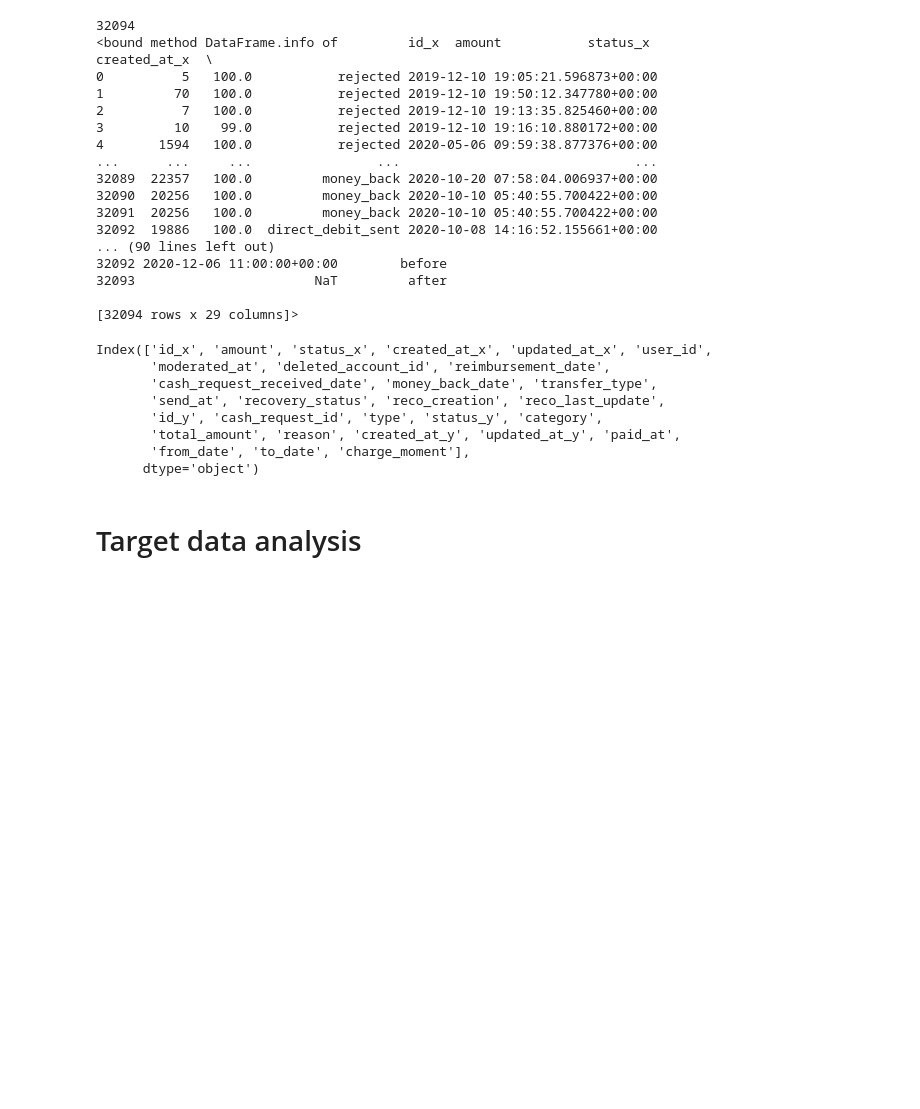
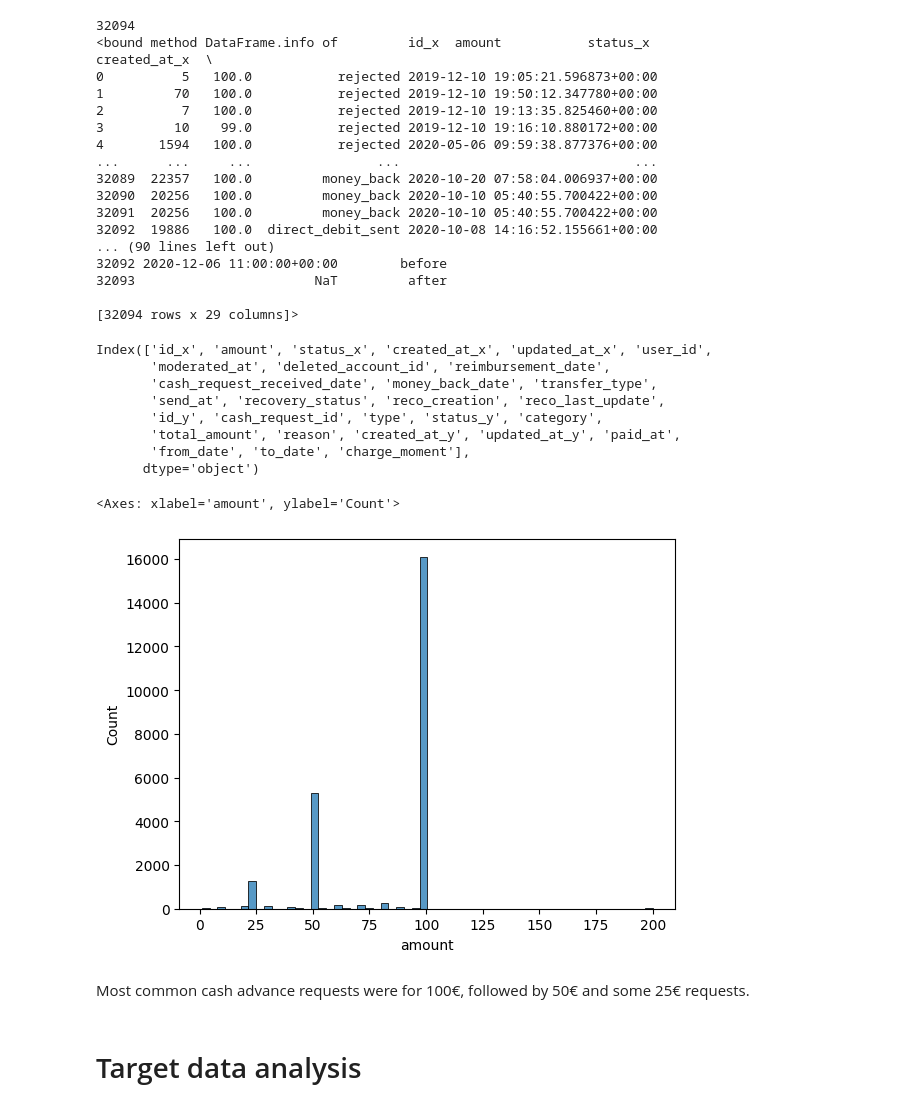
Before and after one commit to gfkpth/project-1-ironhack-payments-2-en, a Jupyter notebook: notebook/notebook.ipynb, the cells around one changed output. Drawn from its saved outputs; the diff is of its cells as text; code cells hidden in the pictures; blank space fills up the shorter version.

```diff
--- a/notebook/notebook.ipynb
+++ b/notebook/notebook.ipynb
@@ -620,0 +647,8 @@ sns.scatterplot
+# %%
+# histogram of amounts for cashrequests (not using the merged dataset here to avoid issues )
+sns.histplot(cashRequest_cp,x="amount")
+# %% [output]
+<Axes: xlabel='amount', ylabel='Count'>
+[figure, added]
+# %% [markdown]
+Most common cash advance requests were for 100€, followed by 50€ and some 25€ requests.
```
Also changed, not shown: parts of 6 cells of this notebook.
